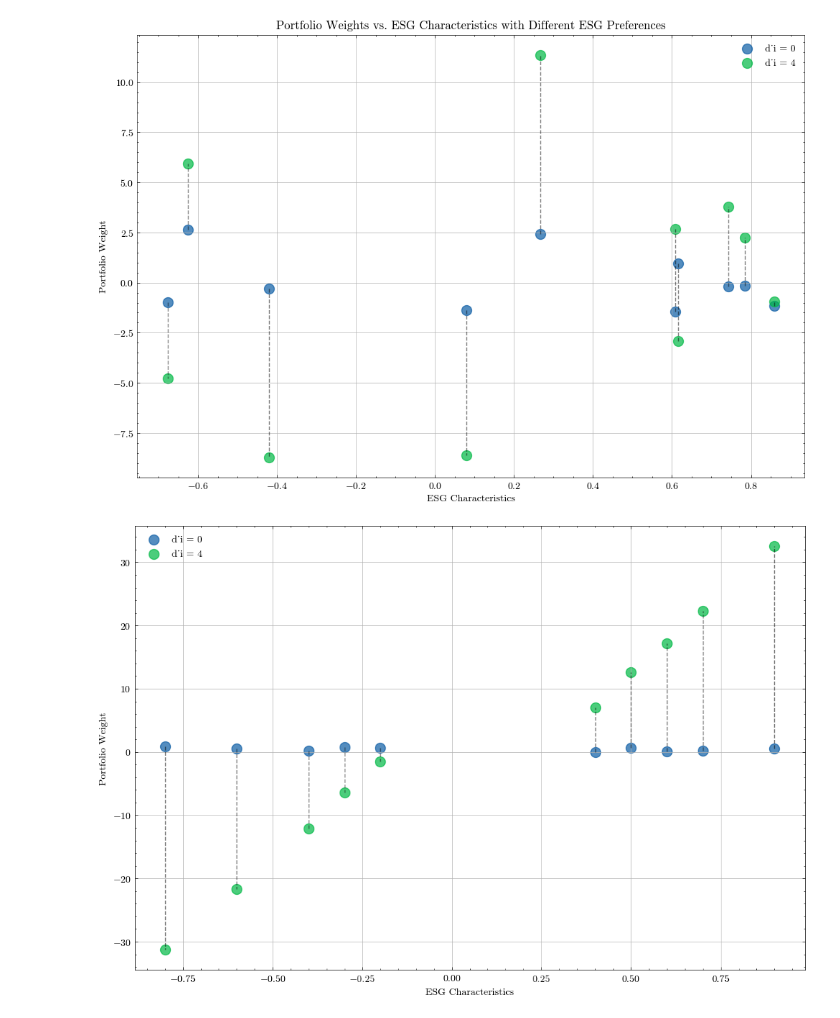
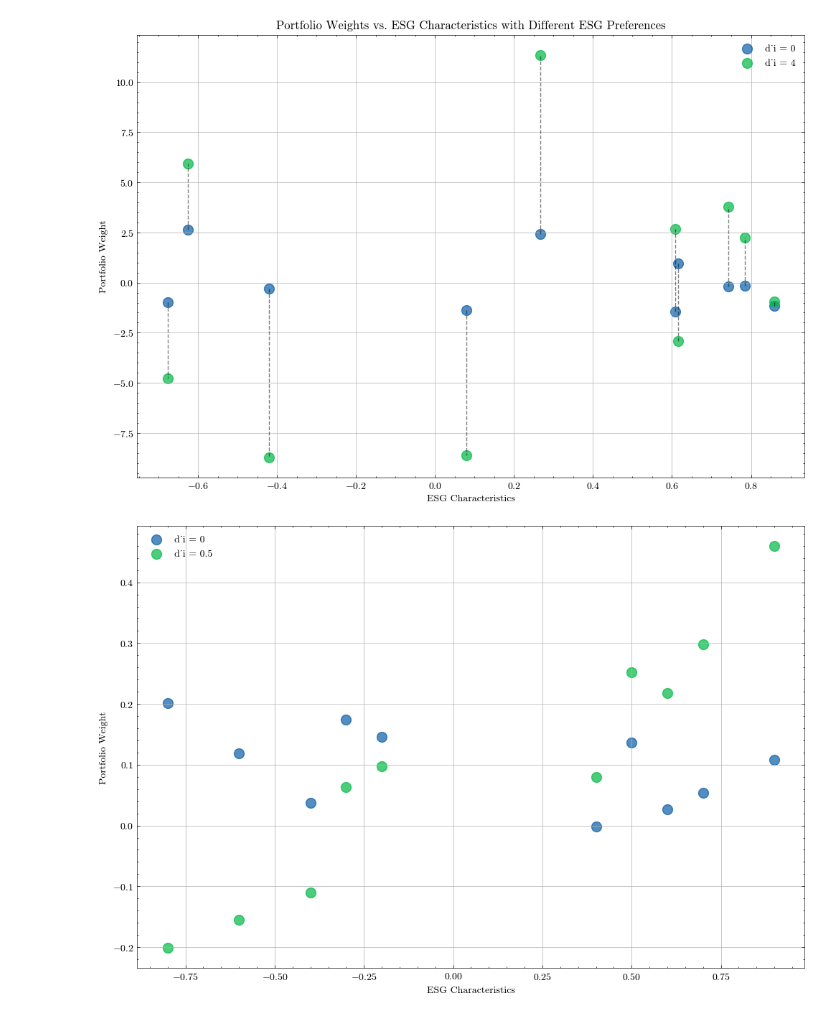
Before and after one commit to tlorans/climateriskassetpricing, a Jupyter notebook: codes/chapter2.ipynb, the cells around one changed output. Saved outputs shown, nothing was run; the diff lists cells and outputs as text; code cells hidden in the pictures.

```diff
--- a/codes/chapter2.ipynb
+++ b/codes/chapter2.ipynb
@@ -78,42 +78,44 @@ Sigma = np.array([
 ])  # Covariance matrix
 g = np.array([-0.8, 0.9, -0.6, 0.7, -0.4, 0.5, -0.3, 0.6, -0.2, 0.4])  # ESG characteristics
 
-a = 1  # Risk aversion coefficient
-d_values = [0, 4]  # Different fixed values of ESG taste
+a = 2  # Risk aversion coefficient
+d_values = [0, 0.5]  # Different fixed values of ESG taste
 
 # Calculate the inverse of the covariance matrix
 Sigma_inv = np.linalg.inv(Sigma)
 
 # Define the function to calculate the optimal portfolio
 def optimal_portfolio(a, d_i):
     b_i = d_i * g
     X_i = (1 / a) * Sigma_inv.dot(mu + (b_i / a))
+    # normalize the weights to sum up to 1
+    X_i = X_i / np.sum(X_i)
     return X_i
 
 # Generate optimal portfolios for different d_i values
 portfolios = {}
 
 for d_i in d_values:
     X_i = optimal_portfolio(a, d_i)
     portfolios[d_i] = X_i
 
 # Plot the portfolio weights for d_i = 0 and d_i = 4
 plt.figure(figsize=(12, 8))
 
 for d_i in d_values:
     X_i = portfolios[d_i]
     plt.scatter(g, X_i, label=f'd_i = {d_i}', s=100, alpha=0.7)
 
-# Highlighting the difference for each stock
-for i in range(num_assets):
-    plt.plot([g[i], g[i]], [portfolios[0][i], portfolios[4][i]], 'k--', alpha=0.5)
+# # Highlighting the difference for each stock
+# for i in range(num_assets):
+#     plt.plot([g[i], g[i]], [portfolios[0][i], portfolios[4][i]], 'k--', alpha=0.5)
 
 plt.xlabel('ESG Characteristics')
 plt.ylabel('Portfolio Weight')
 # plt.title('Portfolio Weights vs. ESG Characteristics with Different ESG Preferences')
 plt.legend()
 plt.grid(True)
 plt.savefig('../images/chapter02/portfolio_weights_vs_esg.png', dpi=300)
 plt.show()
 # %% [output]
-[figure, old version]
+[figure, new version]
```
Also changed, not shown: parts of 3 cells of this notebook, 11 other files.
